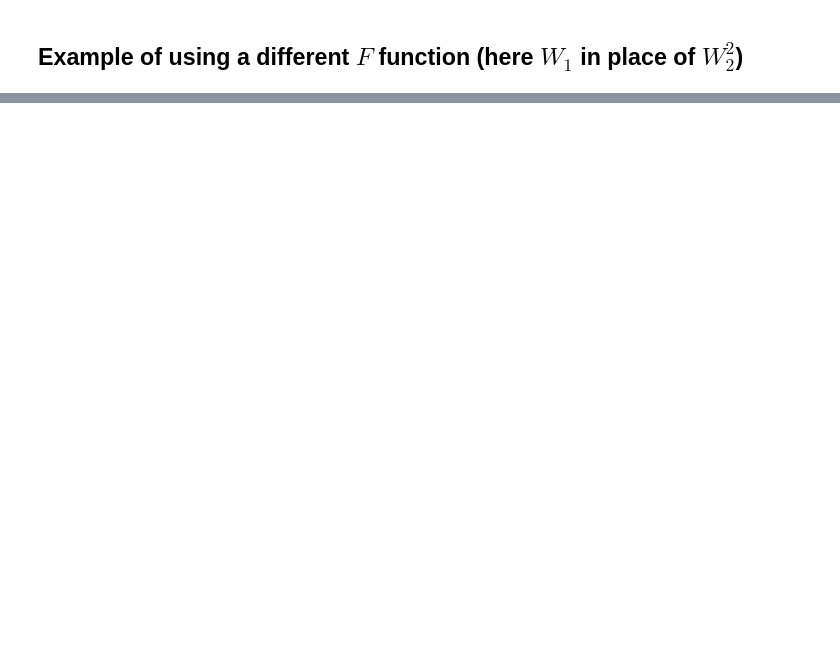
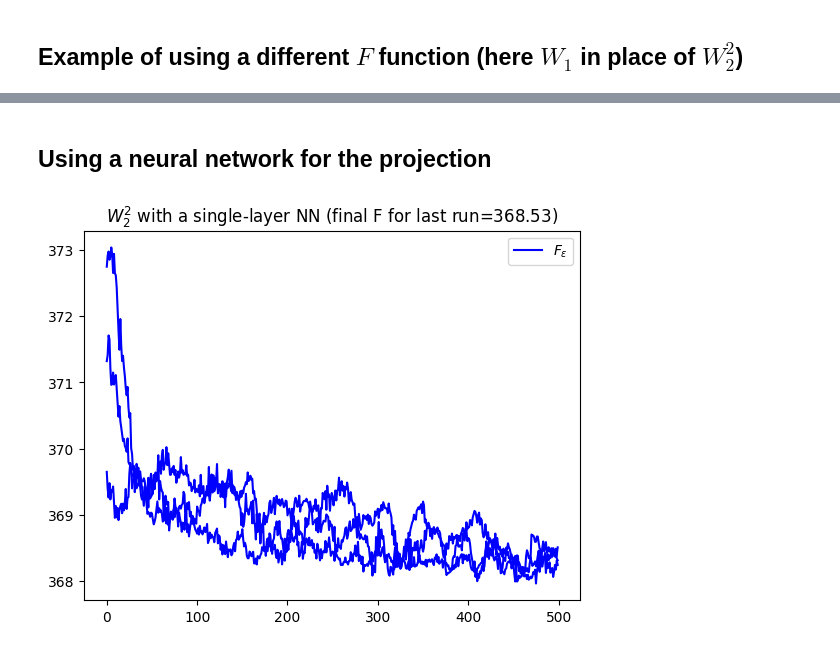
Before and after one commit to rtavenar/dgswp, a Jupyter notebook: grad_desc_torch.ipynb, the cells around one changed output, grey strips where cells are left out. Cells and saved outputs as stored; diff of their text form; code cells hidden in the pictures; blank space fills up the shorter version.

```diff
--- a/grad_desc_torch.ipynb
+++ b/grad_desc_torch.ipynb
@@ -141,0 +187,48 @@ plt.title(f"$W_1$ (final F for last run={float(custom_F(x, y, theta)):.2f})");
+# %% [markdown]
+## Using a neural network for the projection
+# %%
+from torch import nn
+
+class LinearReLU_Proj1D(nn.Module):
+    def __init__(self, input_dim):
+        super(LinearReLU_Proj1D, self).__init__()
+        self.linear = nn.Linear(input_dim, 1)
+        self.relu = nn.ReLU()
+
+        # TODO: better init strategy
+        nn.init.normal_(self.linear.weight)
+        nn.init.normal_(self.linear.bias)
+
+    def forward(self, x):
+        x = self.linear(x)
+        x = self.relu(x)
+        return x
+
+def F_nn(x, y, model, p):
+    pos_x_1d = torch.argsort(model(x).flatten())
+    pos_y_1d = torch.argsort(model(y).flatten())
+    return torch.mean(torch.sum(torch.abs(x[pos_x_1d] - y[pos_y_1d]) ** p, dim=-1), dim=0)
+
+torch.manual_seed(common_seed)
+np.random.seed(common_seed)
+
+custom_F = lambda x, y, model: F_nn(x, y, model, p=2)
+
+losses = {}
+for id_rep in range(n_reps):
+    losses[id_rep] = []
+    model = LinearReLU_Proj1D(input_dim=d)
+    optimizer = SGD(model.parameters(), lr=0.001, momentum=0.)
+    for i in range(n_iter):
+        loss = F_eps(model, x, y,
+                     fun=custom_F, n_samples=n_samples, epsilon=epsilon)
+        loss.backward()
+        losses[id_rep].append(loss.item())
+        optimizer.step()
+
+for l in losses.values():
+    plt.plot(l, color='b')
+plt.legend(["$F_{\\varepsilon}$"])
+plt.title(f"$W_2^2$ with a single-layer NN (final F for last run={float(custom_F(x, y, model)):.2f})");
+# %% [output]
+[figure, added]
```
Also changed, not shown: parts of 10 cells of this notebook, 3 other files.
